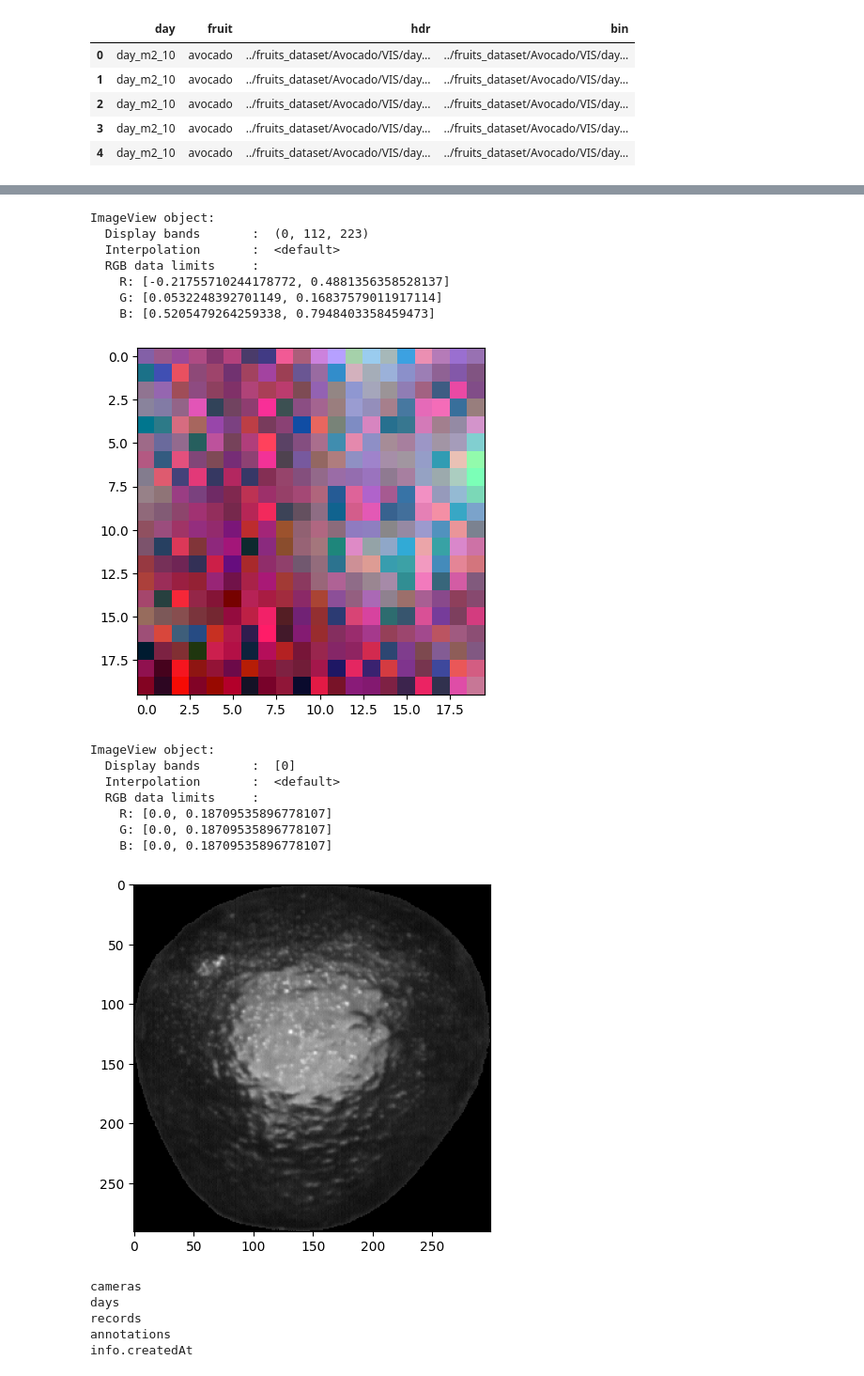
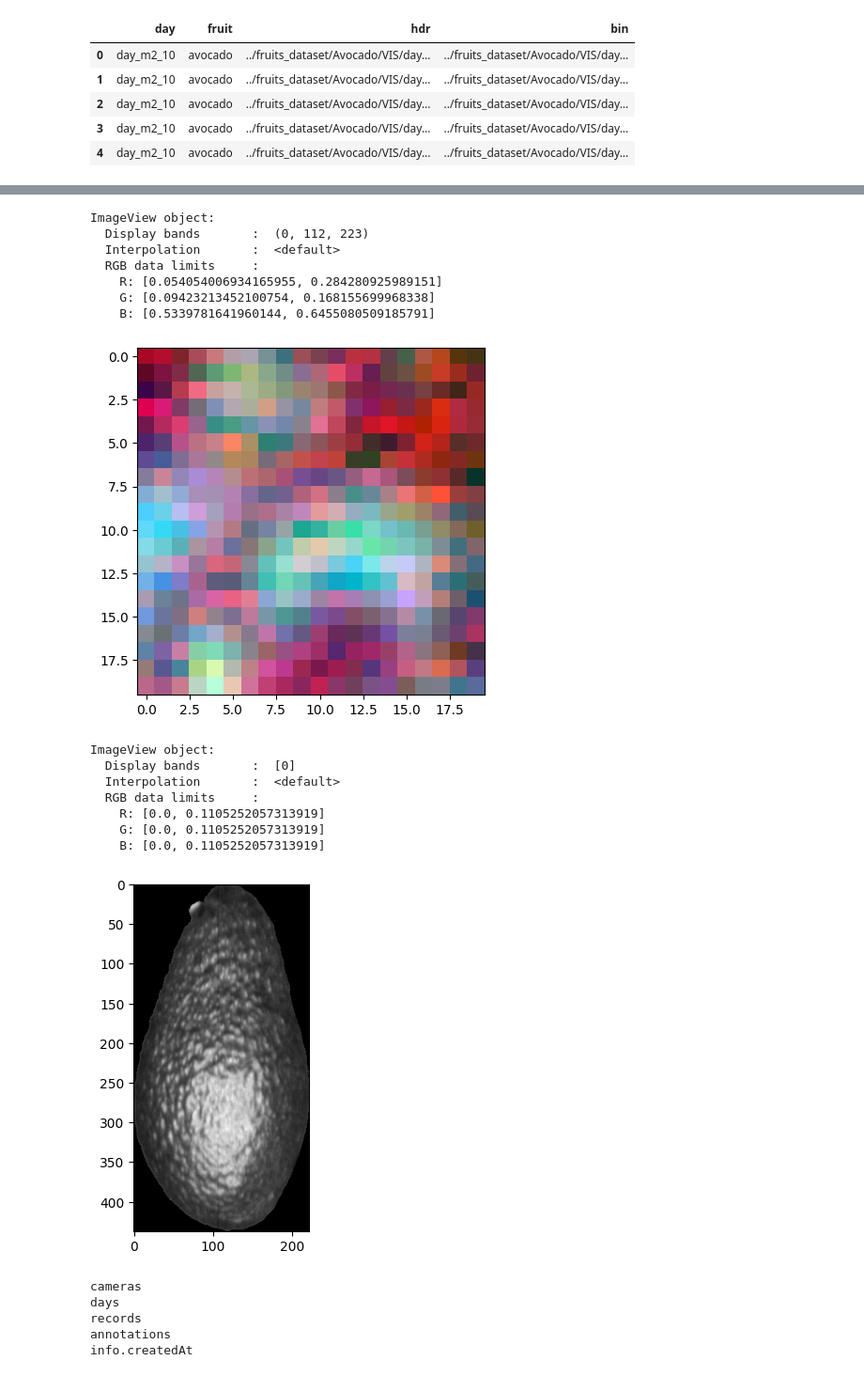
Before and after one commit to PyMati/FruitsClassificationFromHipespectralImages, a Jupyter notebook: robert-notebook.ipynb, the cells around one changed output, grey strips where cells are left out. Shown: that part at 94% size. Saved outputs shown, nothing was run; the diff lists cells and outputs as text; code cells hidden in the pictures.

```diff
--- a/robert-notebook.ipynb
+++ b/robert-notebook.ipynb
@@ -51,9 +51,9 @@ def get_image_min_max(img: np.array):
     return img
 
 
-def read_image(idx: int, image_transforms: list[Callable] | None = None):
-    print(idx)
-    hdr, bin_ = df.iloc[idx].hdr, df.iloc[idx].bin
+def read_image(hdr, bin_, image_transforms: list[Callable] | None = None):
+    # print(idx)
+    # hdr, bin_ = df.iloc[idx].hdr, df.iloc[idx].bin
     img = envi.open(hdr, image=bin_).load()
 
     if image_transforms is not None and len(image_transforms) != 0:
@@ -97,5 +97,6 @@ df.head()
 | 3 | day_m2_10 | avocado | ../fruits_dataset/Avocado/VIS/day... | ../fruits_dataset/Avocado/VIS/day... |
 | 4 | day_m2_10 | avocado | ../fruits_dataset/Avocado/VIS/day... | ../fruits_dataset/Avocado/VIS/day... |
 # %%
-day_01 = read_image(46, [get_image_min_max])
+# day_01 = read_image(46, [get_image_min_max])
+day_01 = read_image(df.iloc[5].hdr, df.iloc[5].bin, [get_image_min_max])
 # %% [output]
@@ -119,20 +119,20 @@ ImageView object:
   Display bands       :  (0, 112, 223)
   Interpolation       :  <default>
   RGB data limits     :
-    R: [-0.21755710244178772, 0.4881356358528137]
-    G: [0.0532248392701149, 0.16837579011917114]
-    B: [0.5205479264259338, 0.7948403358459473]
+    R: [0.054054006934165955, 0.284280925989151]
+    G: [0.09423213452100754, 0.168155699968338]
+    B: [0.5339781641960144, 0.6455080509185791]
-[figure, old version]
+[figure, new version]
 # %%
-single_band = day_01[:, :, 100]
+single_band = day_01[:, :, 98]
 imshow(single_band)
 # %% [output]
 ImageView object:
   Display bands       :  [0]
   Interpolation       :  <default>
   RGB data limits     :
-    R: [0.0, 0.18709535896778107]
-    G: [0.0, 0.18709535896778107]
-    B: [0.0, 0.18709535896778107]
+    R: [0.0, 0.1105252057313919]
+    G: [0.0, 0.1105252057313919]
+    B: [0.0, 0.1105252057313919]
-[figure, old version]
+[figure, new version]
 # %%
```
Also changed, not shown: parts of 13 cells of this notebook.
